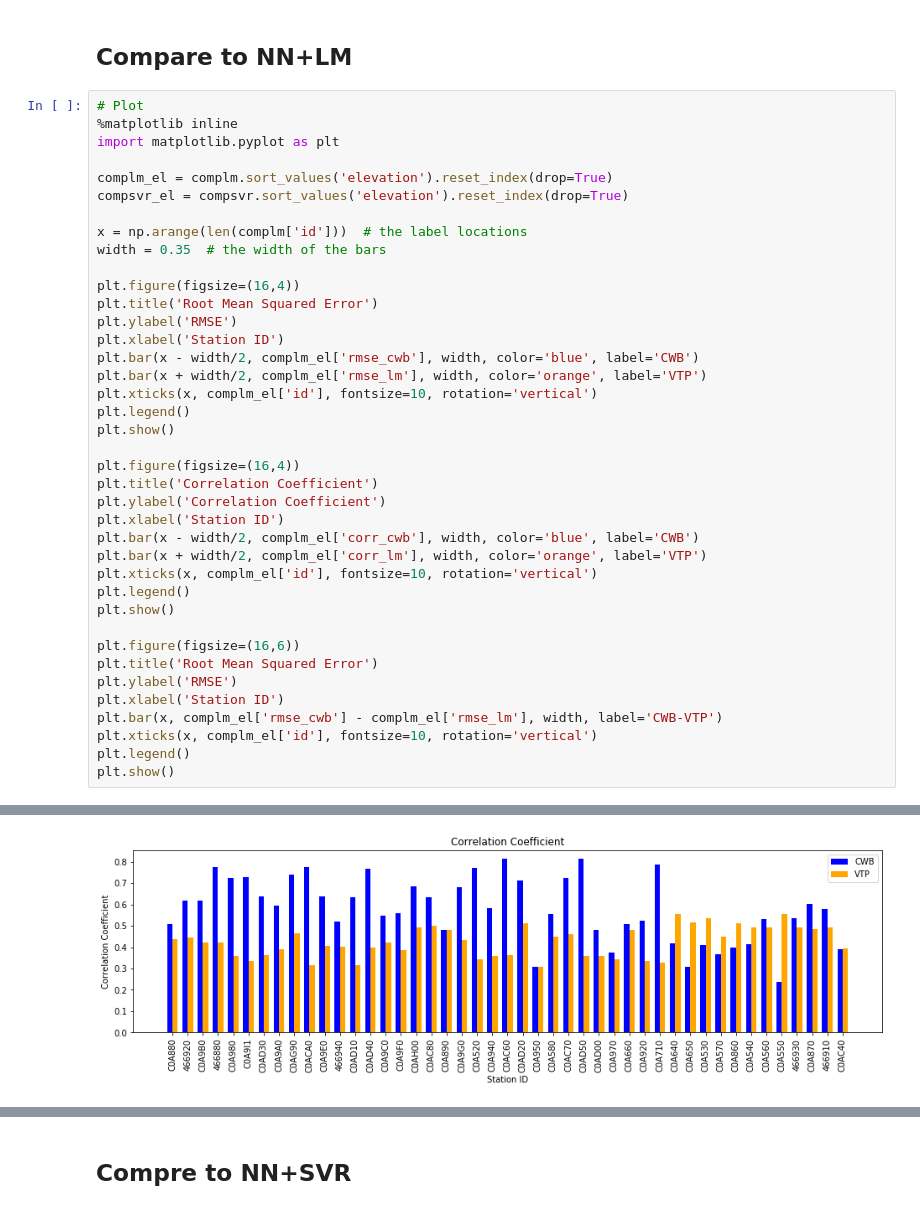
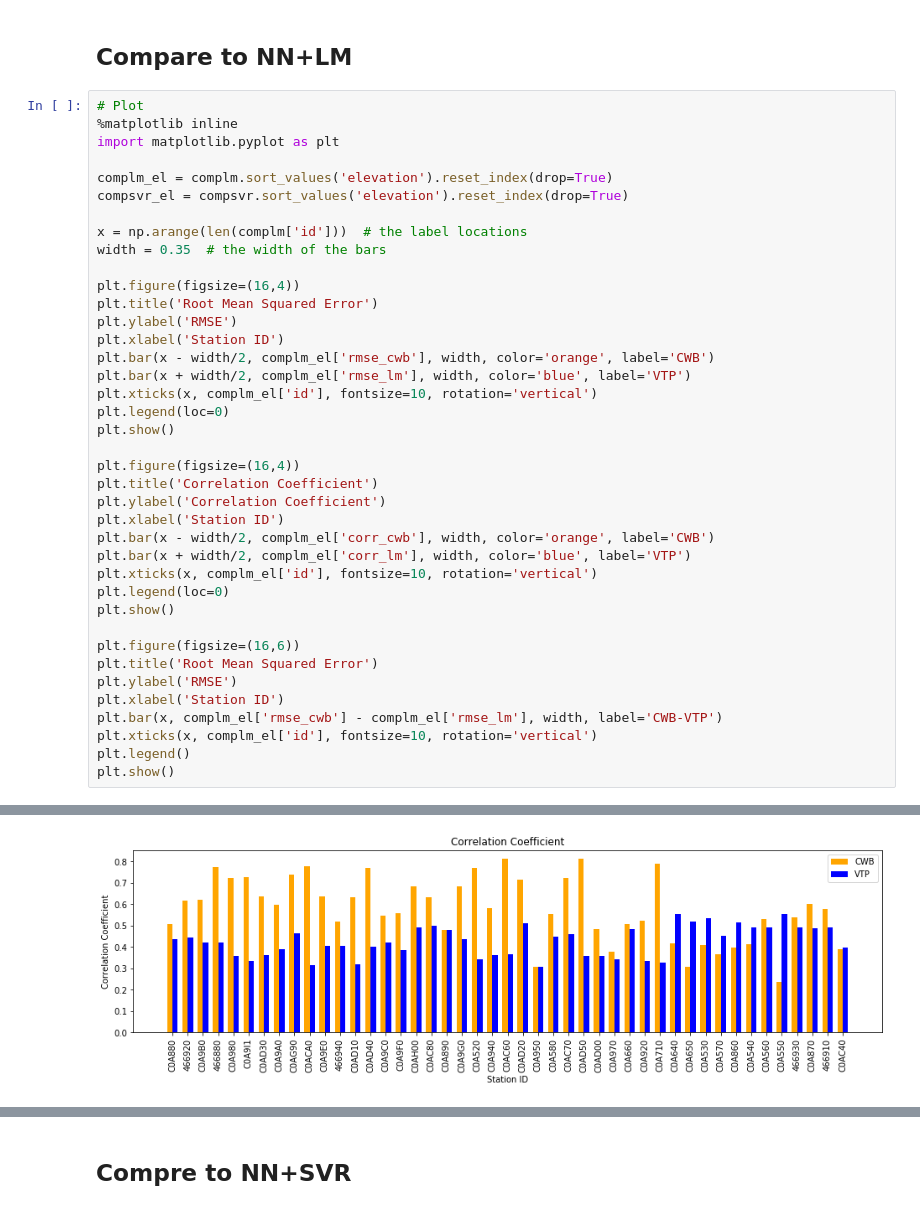
Before and after one commit to tingsyo/qpetw, a Jupyter notebook: results/01_basic_figure.ipynb, the cells around one changed output, grey strips where cells are left out. Drawn from its saved outputs; the diff is of its cells as text.

```diff
--- a/results/01_basic_figure.ipynb
+++ b/results/01_basic_figure.ipynb
@@ -67,20 +67,20 @@ plt.figure(figsize=(16,4))
 plt.title('Root Mean Squared Error')
 plt.ylabel('RMSE')
 plt.xlabel('Station ID')
-plt.bar(x - width/2, complm_el['rmse_cwb'], width, color='blue', label='CWB')
-plt.bar(x + width/2, complm_el['rmse_lm'], width, color='orange', label='VTP')
+plt.bar(x - width/2, complm_el['rmse_cwb'], width, color='orange', label='CWB')
+plt.bar(x + width/2, complm_el['rmse_lm'], width, color='blue', label='VTP')
 plt.xticks(x, complm_el['id'], fontsize=10, rotation='vertical')
-plt.legend()
+plt.legend(loc=0)
 plt.show()
 
 plt.figure(figsize=(16,4))
 plt.title('Correlation Coefficient')
 plt.ylabel('Correlation Coefficient')
 plt.xlabel('Station ID')
-plt.bar(x - width/2, complm_el['corr_cwb'], width, color='blue', label='CWB')
-plt.bar(x + width/2, complm_el['corr_lm'], width, color='orange', label='VTP')
+plt.bar(x - width/2, complm_el['corr_cwb'], width, color='orange', label='CWB')
+plt.bar(x + width/2, complm_el['corr_lm'], width, color='blue', label='VTP')
 plt.xticks(x, complm_el['id'], fontsize=10, rotation='vertical')
-plt.legend()
+plt.legend(loc=0)
 plt.show()
 
 plt.figure(figsize=(16,6))
@@ -96 +96 @@ plt.show()
-[figure, old version]
+[figure, new version]
```
Also changed, not shown: parts of 6 cells of this notebook, 2 other files.
